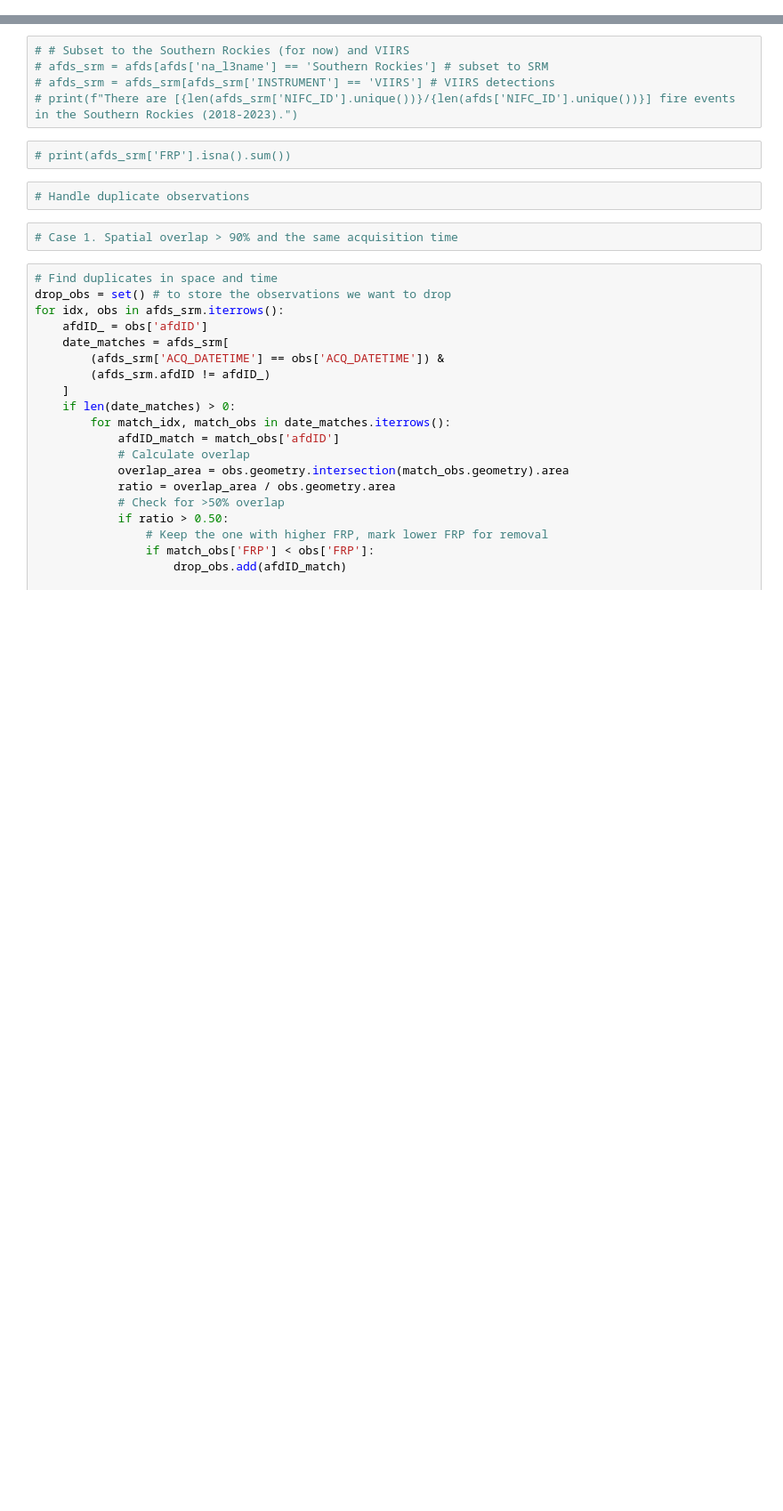
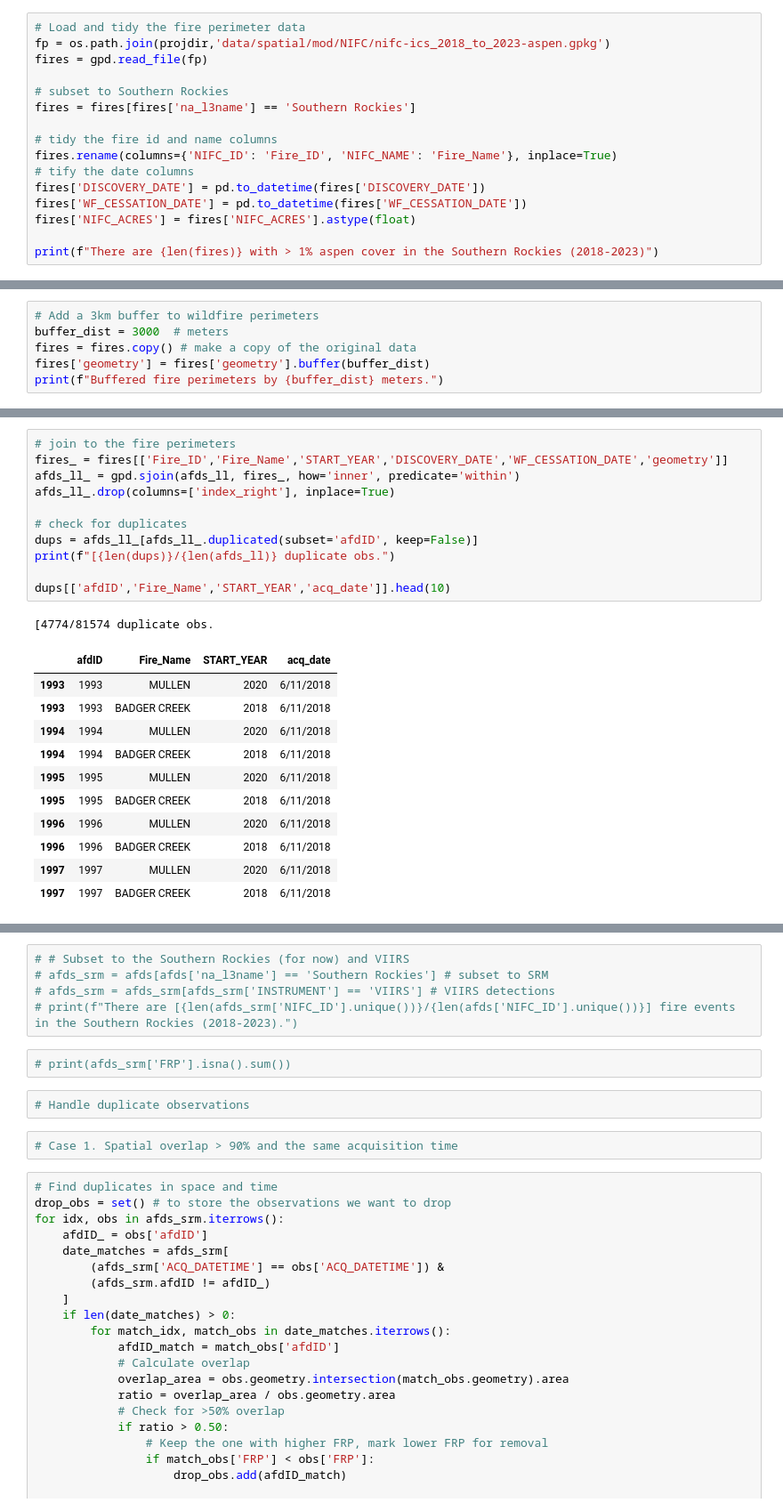
Before and after one commit to natshoff/aspen-fire-fork, a Jupyter notebook: Aim2/code/Python/XXviirs-afd-processing.ipynb, the cells around one changed output, grey strips where cells are left out. Shown at 89% size. Drawn from its saved outputs; the diff is of its cells as text; blank space fills up the shorter version.

```diff
--- a/Aim2/code/Python/XXviirs-afd-processing.ipynb
+++ b/Aim2/code/Python/XXviirs-afd-processing.ipynb
@@ -41,3 +41,19 @@ datamod = os.path.join(projdir,'data/spatial/mod/VIIRS/')
 print("Ready !")
 # %% [output]
 Ready !
+# %%
+# Load and tidy the fire perimeter data
+fp = os.path.join(projdir,'data/spatial/mod/NIFC/nifc-ics_2018_to_2023-aspen.gpkg')
+fires = gpd.read_file(fp)
+
+# subset to Southern Rockies
+fires = fires[fires['na_l3name'] == 'Southern Rockies']
+
+# tidy the fire id and name columns
+fires.rename(columns={'NIFC_ID': 'Fire_ID', 'NIFC_NAME': 'Fire_Name'}, inplace=True)
+# tify the date columns
+fires['DISCOVERY_DATE'] = pd.to_datetime(fires['DISCOVERY_DATE'])
+fires['WF_CESSATION_DATE'] = pd.to_datetime(fires['WF_CESSATION_DATE'])
+fires['NIFC_ACRES'] = fires['NIFC_ACRES'].astype(float)
+
+print(f"There are {len(fires)} with > 1% aspen cover in the Southern Rockies (2018-2023)")
@@ -43,0 +62,6 @@ Ready !
+# %%
+# Add a 3km buffer to wildfire perimeters
+buffer_dist = 3000  # meters
+fires = fires.copy() # make a copy of the original data
+fires['geometry'] = fires['geometry'].buffer(buffer_dist)
+print(f"Buffered fire perimeters by {buffer_dist} meters.")
@@ -97,0 +118,24 @@ pix_gdf.head() # check the results
+# %%
+# join to the fire perimeters
+fires_ = fires[['Fire_ID','Fire_Name','START_YEAR','DISCOVERY_DATE','WF_CESSATION_DATE','geometry']]
+afds_ll_ = gpd.sjoin(afds_ll, fires_, how='inner', predicate='within')
+afds_ll_.drop(columns=['index_right'], inplace=True)
+
+# check for duplicates
+dups = afds_ll_[afds_ll_.duplicated(subset='afdID', keep=False)]
+print(f"[{len(dups)}/{len(afds_ll)} duplicate obs.")
+
+dups[['afdID','Fire_Name','START_YEAR','acq_date']].head(10)
+# %% [output]
+[4774/81574 duplicate obs.
+|  | afdID | Fire_Name | START_YEAR | acq_date |
+| 1993 | 1993 | MULLEN | 2020 | 6/11/2018 |
+| 1993 | 1993 | BADGER CREEK | 2018 | 6/11/2018 |
+| 1994 | 1994 | MULLEN | 2020 | 6/11/2018 |
+| 1994 | 1994 | BADGER CREEK | 2018 | 6/11/2018 |
+| 1995 | 1995 | MULLEN | 2020 | 6/11/2018 |
+| 1995 | 1995 | BADGER CREEK | 2018 | 6/11/2018 |
+| 1996 | 1996 | MULLEN | 2020 | 6/11/2018 |
+| 1996 | 1996 | BADGER CREEK | 2018 | 6/11/2018 |
+| 1997 | 1997 | MULLEN | 2020 | 6/11/2018 |
+| 1997 | 1997 | BADGER CREEK | 2018 | 6/11/2018 |
```
Also changed, not shown: parts of 20 cells of this notebook, 3 other files.
